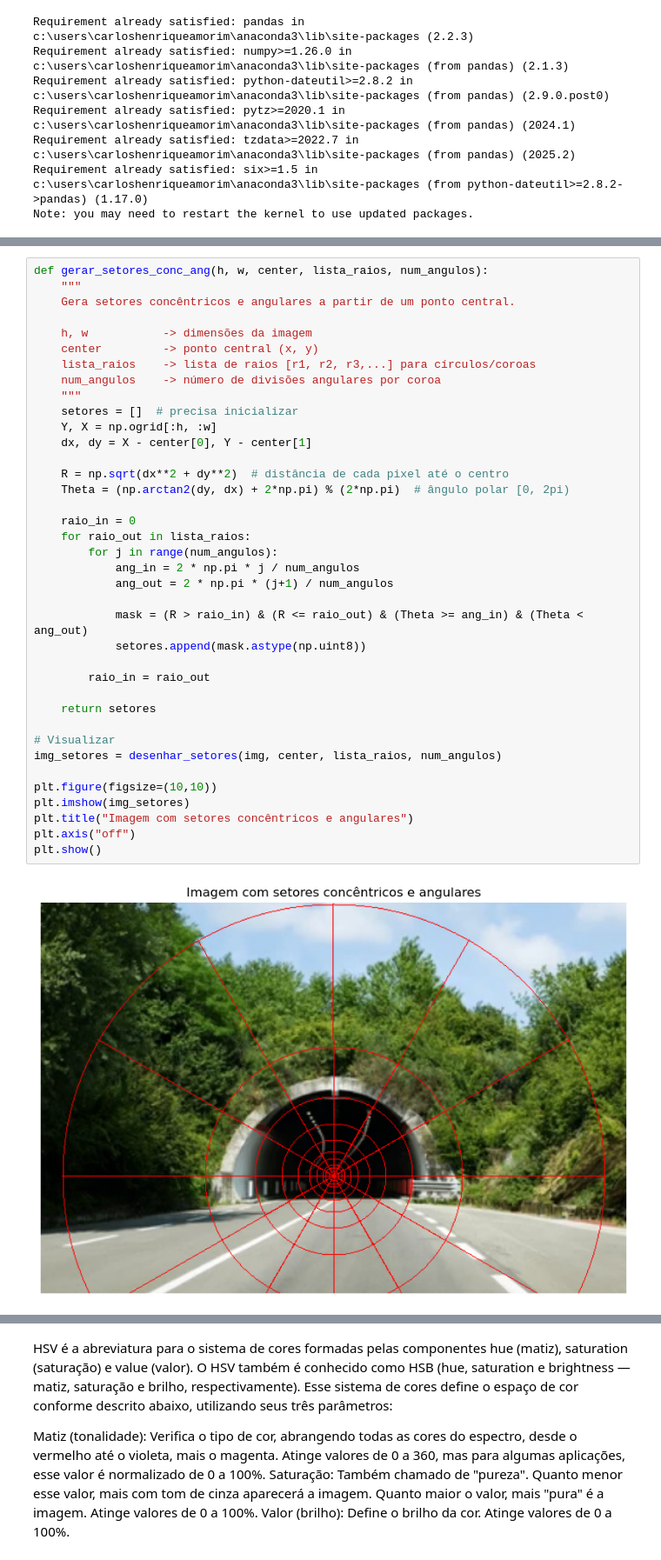
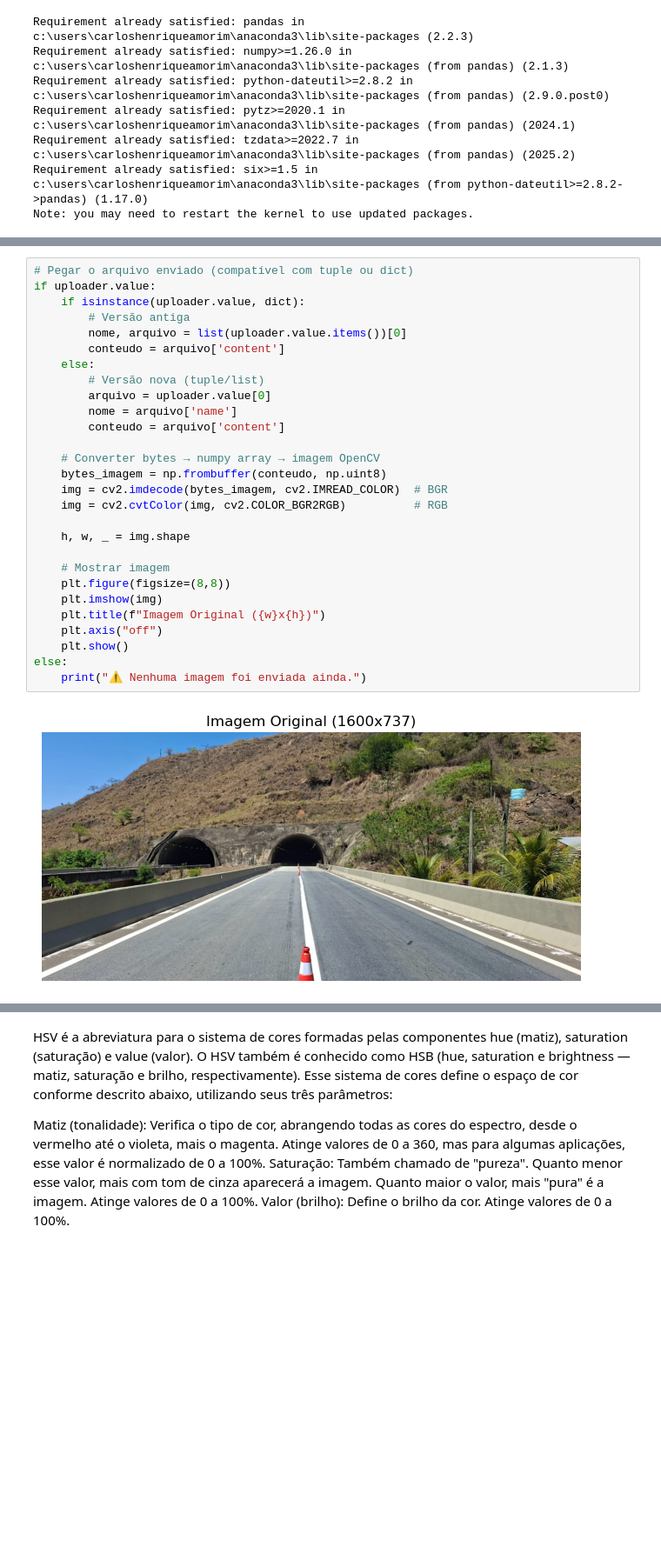
Before and after one commit to CarlosDutra740/Data-Science-Notebooks, a Jupyter notebook: ImageClassifierProject/Analisador de Imagem.ipynb, the cells around one changed output, grey strips where cells are left out. Shown at 87% size. Drawn from its saved outputs; the diff is of its cells as text; blank space fills up the shorter version.

```diff
--- a/ImageClassifierProject/Analisador de Imagem.ipynb
+++ b/ImageClassifierProject/Analisador de Imagem.ipynb
@@ -132,40 +84,30 @@ plt.show()
-# %%
-def gerar_setores_conc_ang(h, w, center, lista_raios, num_angulos):
-    """
-    Gera setores concêntricos e angulares a partir de um ponto central.
-
-    h, w           -> dimensões da imagem
-    center         -> ponto central (x, y)
-    lista_raios    -> lista de raios [r1, r2, r3,...] para círculos/coroas
-    num_angulos    -> número de divisões angulares por coroa
-    """
-    setores = []  # precisa inicializar
-    Y, X = np.ogrid[:h, :w]
-    dx, dy = X - center[0], Y - center[1]
-
-    R = np.sqrt(dx**2 + dy**2)  # distância de cada pixel até o centro
-    Theta = (np.arctan2(dy, dx) + 2*np.pi) % (2*np.pi)  # ângulo polar [0, 2pi)
-
-    raio_in = 0
-    for raio_out in lista_raios:
-        for j in range(num_angulos):
-            ang_in = 2 * np.pi * j / num_angulos
-            ang_out = 2 * np.pi * (j+1) / num_angulos
-
-            mask = (R > raio_in) & (R <= raio_out) & (Theta >= ang_in) & (Theta < ang_out)
-            setores.append(mask.astype(np.uint8))
-
-        raio_in = raio_out
-
-    return setores
-
-# Visualizar
-img_setores = desenhar_setores(img, center, lista_raios, num_angulos)
-
-plt.figure(figsize=(10,10))
-plt.imshow(img_setores)
-plt.title("Imagem com setores concêntricos e angulares")
-plt.axis("off")
-plt.show()
-# %% [output]
-[figure, old version]
+# %%
+# Pegar o arquivo enviado (compatível com tuple ou dict)
+if uploader.value:
+    if isinstance(uploader.value, dict):
+        # Versão antiga
+        nome, arquivo = list(uploader.value.items())[0]
+        conteudo = arquivo['content']
+    else:
+        # Versão nova (tuple/list)
+        arquivo = uploader.value[0]
+        nome = arquivo['name']
+        conteudo = arquivo['content']
+
+    # Converter bytes → numpy array → imagem OpenCV
+    bytes_imagem = np.frombuffer(conteudo, np.uint8)
+    img = cv2.imdecode(bytes_imagem, cv2.IMREAD_COLOR)  # BGR
+    img = cv2.cvtColor(img, cv2.COLOR_BGR2RGB)          # RGB
+
+    h, w, _ = img.shape
+
+    # Mostrar imagem
+    plt.figure(figsize=(8,8))
+    plt.imshow(img)
+    plt.title(f"Imagem Original ({w}x{h})")
+    plt.axis("off")
+    plt.show()
+else:
+    print("⚠️ Nenhuma imagem foi enviada ainda.")
+# %% [output]
+[figure, added]
```
Also changed, not shown: parts of 32 cells of this notebook.
